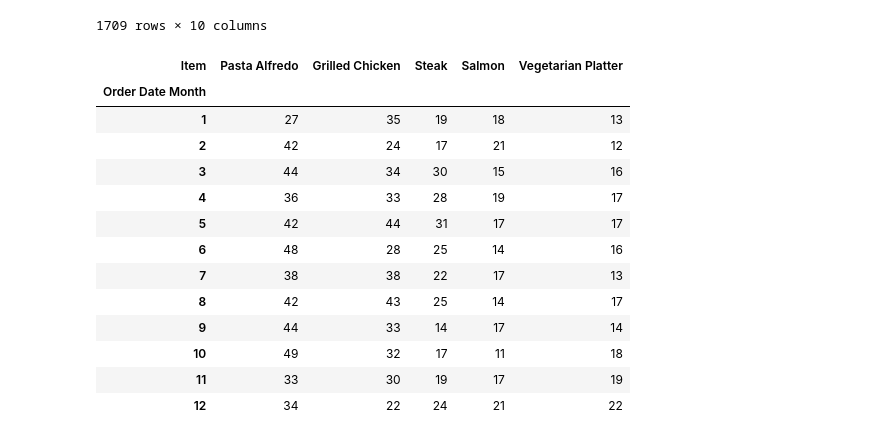
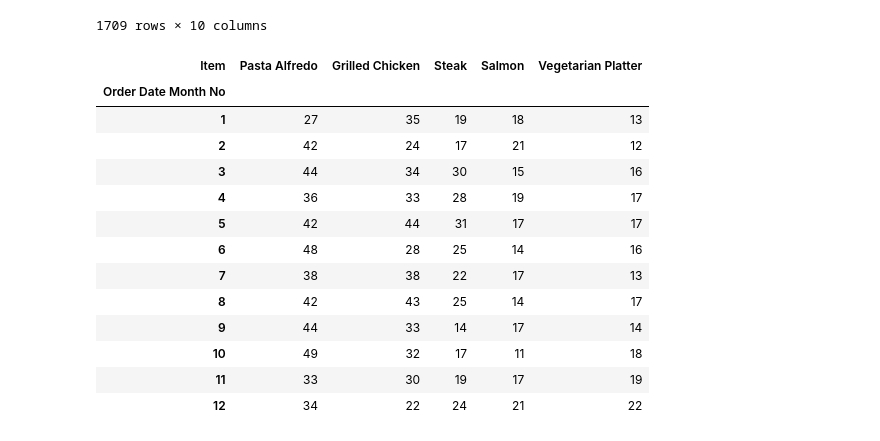
Before and after one commit to AungHtet2/Data-Analyst, a Jupyter notebook: datacleaning/restaurant/restaurant2.ipynb, the cells around one changed output. Saved outputs shown, nothing was run; the diff lists cells and outputs as text; code cells hidden in the pictures.

```diff
--- a/datacleaning/restaurant/restaurant2.ipynb
+++ b/datacleaning/restaurant/restaurant2.ipynb
@@ -8,7 +8,7 @@ import seaborn as sns
 df = pd.read_csv(r'D:\data analyst\datacleaning\restaurant\restaurant_sales_data.csv')
 df['Order Date'] = pd.to_datetime(df['Order Date'])
 # %%
-df['Order Date Month'] = df['Order Date'].dt.month
+df['Order Date Month No'] = df['Order Date'].dt.month
 # %%
 df_main_dish = df[(df['Category'] == 'Main Dishes') & (df['Order Date'].dt.year == 2023)].copy()
 
@@ -28,15 +28,15 @@ df_main_dish
 | 17526 | ORD_503140 | CUST_094 | Main Dishes | Pasta Alfredo | 12.0 | 3.0 | 36.0 | 2023-04-10 | Credit Card | ... |
 1709 rows × 10 columns
 # %%
-df_main_dish_pivot = df_main_dish.pivot_table(index='Order Date Month',columns='Item',aggfunc='size')
+df_main_dish_pivot = df_main_dish.pivot_table(index='Order Date Month No',columns='Item',aggfunc='size')
 df_main_dish_pivot.loc['Total'] = df_main_dish_pivot.sum()
 df_main_dish_pivot = df_main_dish_pivot[df_main_dish_pivot.loc['Total'].sort_values(ascending=False).index]
 df_main_dish_pivot = df_main_dish_pivot.drop('Total')
 
 df_main_dish_pivot
 # %% [output]
 | Item | Pasta Alfredo | Grilled Chicken | Steak | Salmon | Vegetarian Platter |
-| Order Date Month |  |  |  |  |  |
+| Order Date Month No |  |  |  |  |  |
 | 1 | 27 | 35 | 19 | 18 | 13 |
 | 2 | 42 | 24 | 17 | 21 | 12 |
 | 3 | 44 | 34 | 30 | 15 | 16 |
```
Also changed, not shown: parts of 5 cells of this notebook, 4 other files.
